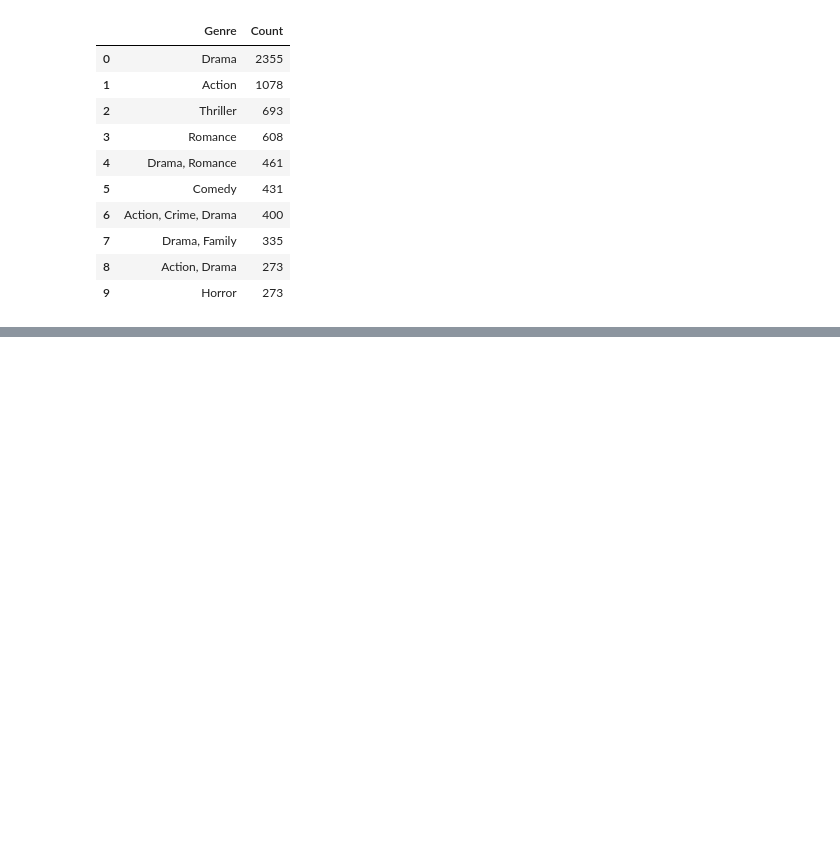
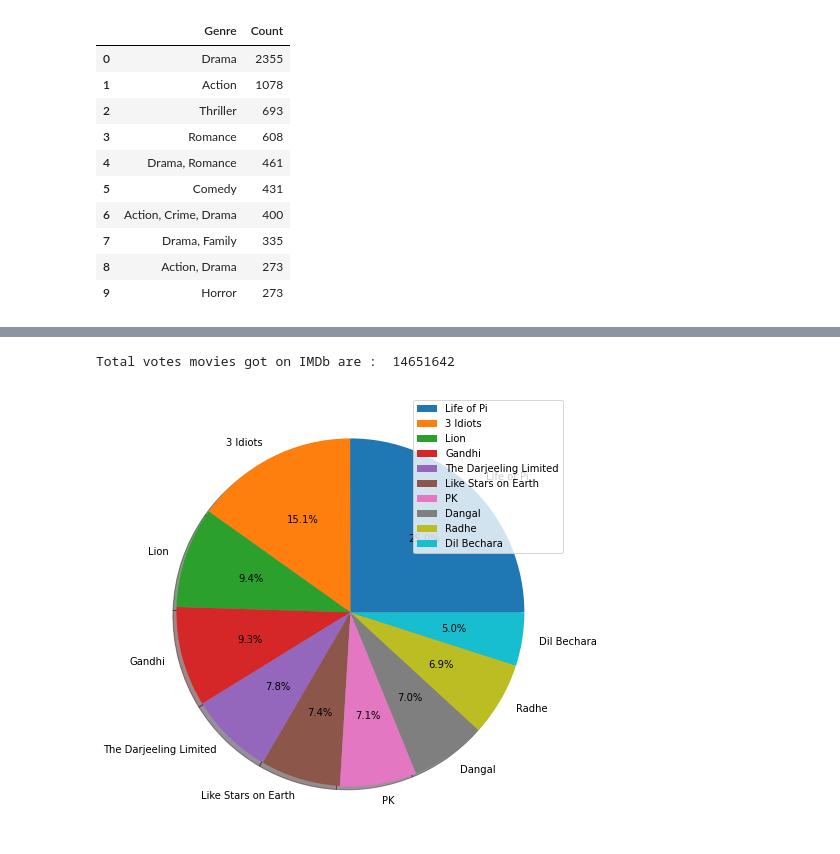
Before and after one commit to praffs18/EDA-on-All-Indian-movies-IMDb-data, a Jupyter notebook: EDA_on_All_Indian_movies_IMDb_data.ipynb, the cells around one changed output, grey strips where cells are left out. Cells and saved outputs as stored; diff of their text form; code cells hidden in the pictures; blank space fills up the shorter version.

```diff
--- a/EDA_on_All_Indian_movies_IMDb_data.ipynb
+++ b/EDA_on_All_Indian_movies_IMDb_data.ipynb
@@ -396,0 +415,5 @@ Genre.head(10)
+# %%
+# Top 10 movies by Votes
+top_votes = data_2[['Name','Votes']].sort_values(by = 'Votes', ascending = False).head(10)
+top_votes['Votes %'] = round(top_votes['Votes']*100/data_2['Votes'].sum(),2)
+top_votes
@@ -396,0 +432,12 @@ Genre.head(10)
+# %%
+print("Total votes movies got on IMDb are : ",data_2.Votes.sum())
+# %% [output]
+Total votes movies got on IMDb are :  14651642
+# %%
+# Plot the top 10 movies who got highest vote on IMDb
+plt.figure(figsize=(20,8))
+plt.pie(top_votes['Votes %'], labels= top_votes['Name'], shadow = True, autopct='%1.1f%%')
+plt.legend()
+plt.show()
+# %% [output]
+[figure, added]
```
Also changed, not shown: parts of 6 cells of this notebook.
